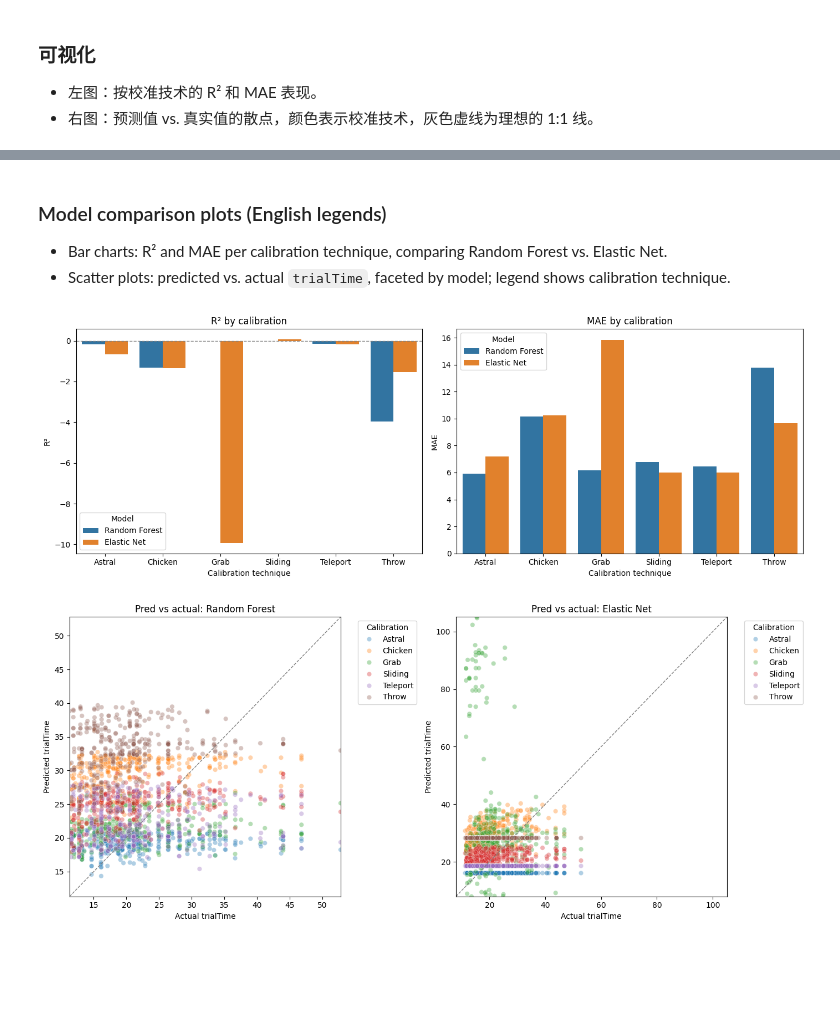
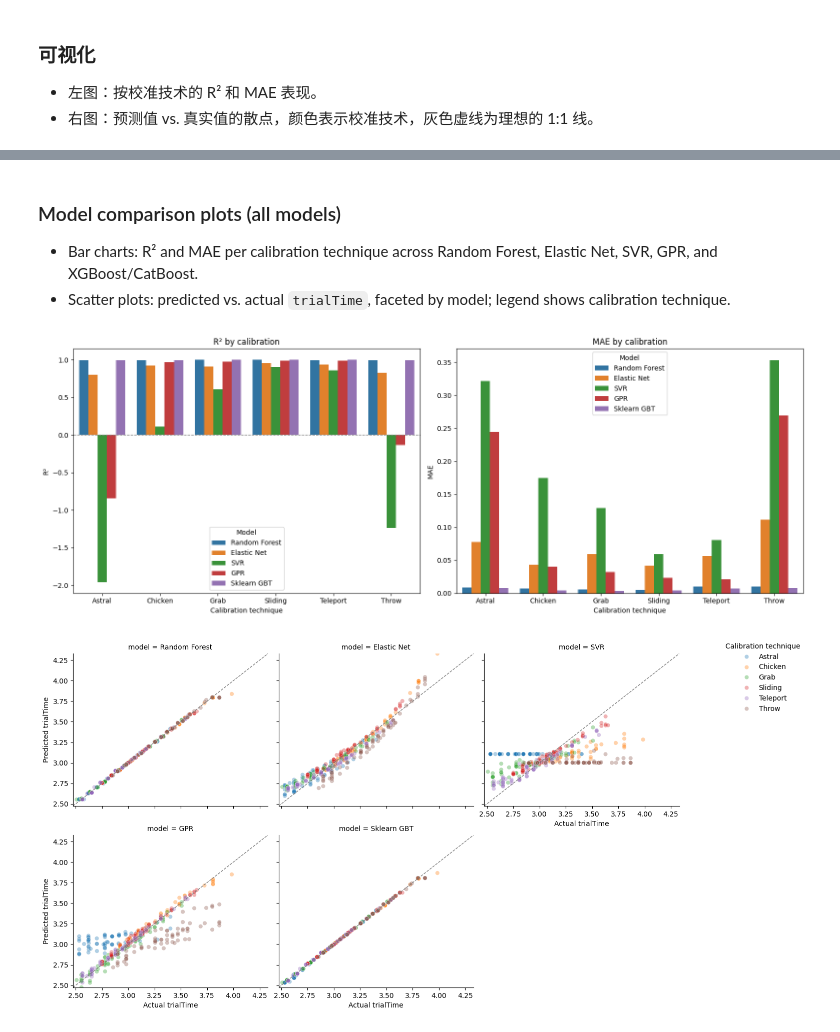
Before and after one commit to A-l-an/IOTA5002-Data-driven-Modeling-Final, a Jupyter notebook: data_cleaning.ipynb, the cells around one changed output, grey strips where cells are left out. Saved outputs shown, nothing was run; the diff lists cells and outputs as text; code cells hidden in the pictures; blank space fills up the shorter version.

Commit message:
feat(model): perfect version

```diff
--- a/data_cleaning.ipynb
+++ b/data_cleaning.ipynb
@@ -419,17 +484,19 @@ from sklearn.preprocessing import StandardScaler
 
 enet_results = []
 enet_prediction_rows = []
+enet_cv_rows = []
 
-alpha_grid = [0.01, 0.1, 1.0, 10.0]
-l1_grid = [0.1, 0.5, 0.9]
+alpha_grid = [0.001, 0.01, 0.1, 1.0, 10.0]
+l1_grid = [0.1, 0.3, 0.5, 0.7, 0.9]
 
 for calibration_tech in techniques:
-    train_df = clean_df[clean_df["technique"] == calibration_tech].dropna(subset=[target_col])
-    test_df = clean_df[clean_df["technique"] != calibration_tech].dropna(subset=[target_col])
+    train_df = clean_df[clean_df["technique"] != calibration_tech].dropna(subset=[target_col])
+    test_df = clean_df[clean_df["technique"] == calibration_tech].dropna(subset=[target_col])
     usable_cols = [c for c in base_feature_cols if not train_df[c].isna().all()]
     X_train = train_df[usable_cols].copy()
     X_test = test_df[usable_cols].copy()
     y_train = train_df[target_col]
+    cv_splits = get_stratified_cv(y_train, n_splits=3)
     y_test = test_df[target_col]
 
     numeric_cols = X_train.select_dtypes(include=[np.number]).columns.tolist()
@@ -454,7 +521,7 @@ for calibration_tech in techniques:
     enet = ElasticNet(max_iter=5000, random_state=42)
     param_grid = {"reg__alpha": alpha_grid, "reg__l1_ratio": l1_grid}
     model = Pipeline([("prep", preprocessor), ("reg", enet)])
-    search = GridSearchCV(model, param_grid=param_grid, cv=3, n_jobs=-1)
+    search = GridSearchCV(model, param_grid=param_grid, cv=cv_splits, n_jobs=-1)
     search.fit(X_train, y_train)
     preds = search.predict(X_test)
 
@@ -470,6 +537,10 @@ for calibration_tech in techniques:
         }
     )
 
+    cv_df = pd.DataFrame(search.cv_results_)
+    param_cols = [c for c in cv_df.columns if c.startswith("param_")]
+    enet_cv_rows.append(cv_df[param_cols + ["mean_test_score"]].assign(calibration=calibration_tech))
+
     enet_prediction_rows.append(
         pd.DataFrame(
             {
@@ -484,8 +555,9 @@ for calibration_tech in techniques:
 
 enet_summary = pd.DataFrame(enet_results).sort_values("calibration").reset_index(drop=True)
 enet_predictions = pd.concat(enet_prediction_rows, ignore_index=True)
+enet_cv_results = pd.concat(enet_cv_rows, ignore_index=True).assign(model="Elastic Net")
 
-print("Calibration Elastic Net results:")
+print("Calibration hold-out Elastic Net with CV (train on other five techniques):")
 display(enet_summary)
 print("Prediction sample:")
 display(enet_predictions.head())
@@ -508,58 +938,58 @@ Prediction sample:
 # %% [markdown]
-### Model comparison plots (English legends)
-- Bar charts: R² and MAE per calibration technique, comparing Random Forest vs. Elastic Net.
+### Model comparison plots (all models)
+- Bar charts: R² and MAE per calibration technique across Random Forest, Elastic Net, SVR, GPR, and XGBoost/CatBoost.
 - Scatter plots: predicted vs. actual `trialTime`, faceted by model; legend shows calibration technique.
 # %%
 combined_summary = pd.concat([
     rf_summary.assign(model="Random Forest"),
     enet_summary.assign(model="Elastic Net"),
-])
+    svr_summary.assign(model="SVR"),
+    gpr_summary.assign(model="GPR"),
+    boost_summary.assign(model=boost_model_name),
+], ignore_index=True)
 
-fig, axes = plt.subplots(1, 2, figsize=(14, 5))
+fig, axes = plt.subplots(1, 2, figsize=(16, 6))
 sns.barplot(data=combined_summary, x="calibration", y="r2", hue="model", ax=axes[0])
 axes[0].set_title("R² by calibration")
 axes[0].set_ylabel("R²")
 axes[0].set_xlabel("Calibration technique")
 axes[0].axhline(0, color="gray", linestyle="--", linewidth=1)
 axes[0].legend(title="Model")
 
 sns.barplot(data=combined_summary, x="calibration", y="mae", hue="model", ax=axes[1])
 axes[1].set_title("MAE by calibration")
 axes[1].set_ylabel("MAE")
 axes[1].set_xlabel("Calibration technique")
 axes[1].legend(title="Model")
 plt.tight_layout()
 plt.show()
 
 rf_predictions["model"] = "Random Forest"
 enet_predictions["model"] = "Elastic Net"
-combined_predictions = pd.concat([rf_predictions, enet_predictions], ignore_index=True)
+svr_predictions["model"] = "SVR"
+gpr_predictions["model"] = "GPR"
+boost_predictions["model"] = boost_model_name
+combined_predictions = pd.concat(
+    [rf_predictions, enet_predictions, svr_predictions, gpr_predictions, boost_predictions],
+    ignore_index=True,
+)
 
-fig, axes = plt.subplots(1, 2, figsize=(14, 6))
-for ax, model_name in zip(axes, ["Random Forest", "Elastic Net"]):
-    subset = combined_predictions[combined_predictions["model"] == model_name]
-    lims = [
-        min(subset["actual"].min(), subset["predicted"].min()),
-        max(subset["actual"].max(), subset["predicted"].max()),
-    ]
-    sns.scatterplot(
-        data=subset,
-        x="actual",
-        y="predicted",
-        hue="calibration",
-        alpha=0.35,
-        ax=ax,
-    )
+lims = [
+    min(combined_predictions["actual"].min(), combined_predictions["predicted"].min()),
+    max(combined_predictions["actual"].max(), combined_predictions["predicted"].max()),
+]
+
+g = sns.FacetGrid(combined_predictions, col="model", col_wrap=3, sharex=True, sharey=True, height=3.8)
+g.map_dataframe(sns.scatterplot, x="actual", y="predicted", hue="calibration", alpha=0.35)
+for ax in g.axes.flatten():
     ax.plot(lims, lims, linestyle="--", color="gray", linewidth=1)
     ax.set_xlim(lims)
     ax.set_ylim(lims)
-    ax.set_title(f"Pred vs actual: {model_name}")
     ax.set_xlabel("Actual trialTime")
     ax.set_ylabel("Predicted trialTime")
-    ax.legend(title="Calibration", bbox_to_anchor=(1.05, 1), loc="upper left")
-
+g.add_legend(title="Calibration technique", bbox_to_anchor=(1.05, 1), loc="upper left")
 plt.tight_layout()
 plt.show()
 # %% [output]
-[figure, old version]
+[figure, new version]
-[figure, old version]
+[figure, new version]
```
Also changed, not shown: parts of 22 cells of this notebook, 2 other files.
